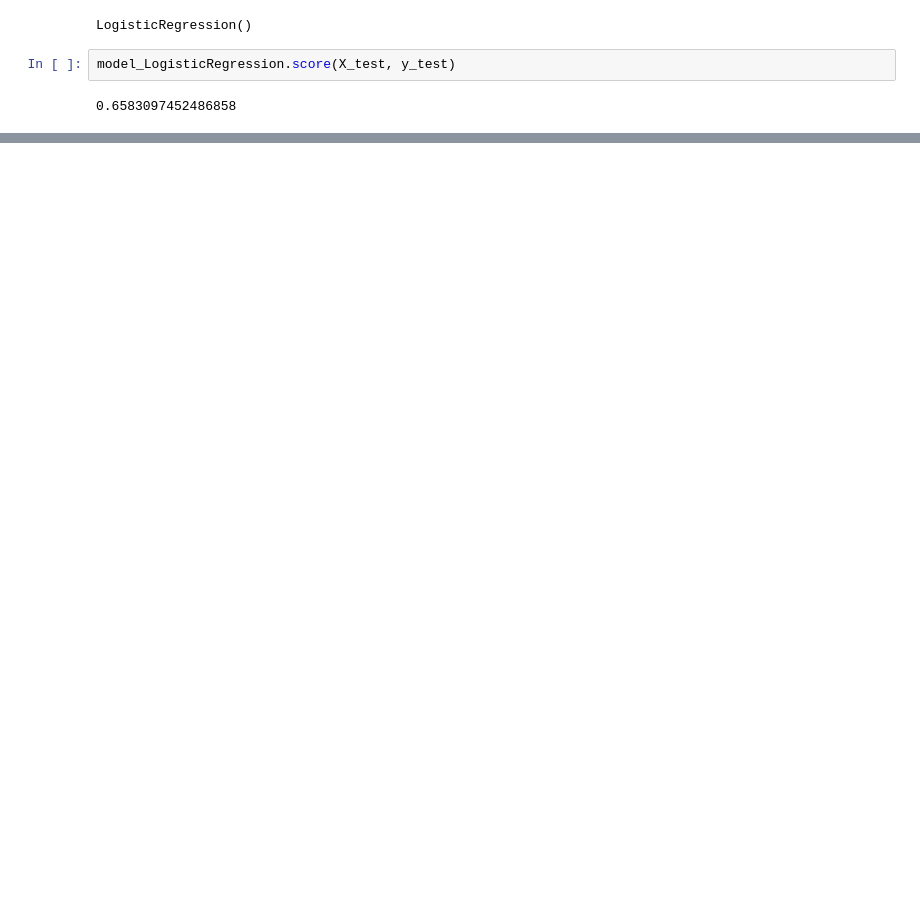
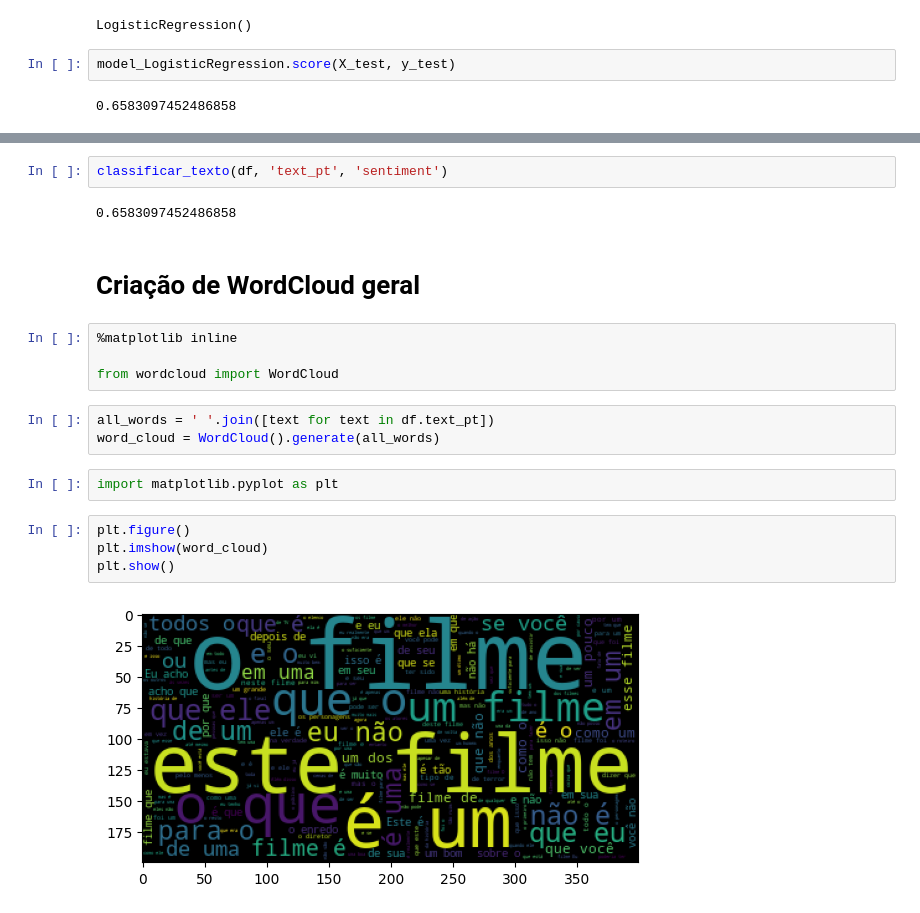
Before and after one commit to xpcosmos/nlp-tecnicas, a Jupyter notebook: model.ipynb, the cells around one changed output, grey strips where cells are left out. Cells and saved outputs as stored; diff of their text form; blank space fills up the shorter version.

Commit message:
Criação de wordclouds

```diff
--- a/model.ipynb
+++ b/model.ipynb
@@ -100,0 +114,21 @@ model_LogisticRegression.score(X_test, y_test)
+# %%
+classificar_texto(df, 'text_pt', 'sentiment')
+# %% [output]
+0.6583097452486858
+# %% [markdown]
+# Criação de WordCloud geral
+# %%
+%matplotlib inline
+
+from wordcloud import WordCloud
+# %%
+all_words = ' '.join([text for text in df.text_pt])
+word_cloud = WordCloud().generate(all_words)
+# %%
+import matplotlib.pyplot as plt
+# %%
+plt.figure()
+plt.imshow(word_cloud)
+plt.show()
+# %% [output]
+[figure, added]
```
Also changed, not shown: parts of 11 cells of this notebook, 6 other files.
